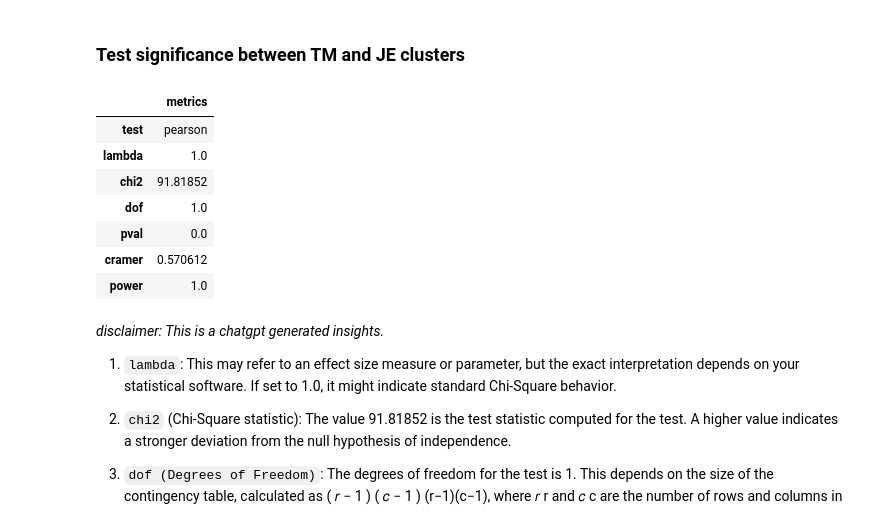
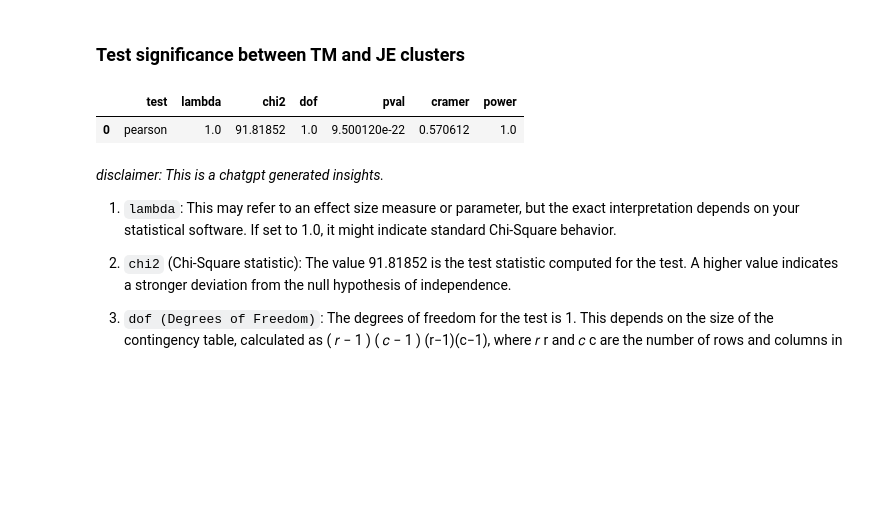
Before and after one commit to pjcroxas/Talent-Retention-in-Railway-Workforce, a Jupyter notebook: Talent_Retention_in_Railway_Workforce.ipynb, the cells around one changed output. Cells and saved outputs as stored; diff of their text form; code cells hidden in the pictures; blank space fills up the shorter version.

```diff
--- a/Talent_Retention_in_Railway_Workforce.ipynb
+++ b/Talent_Retention_in_Railway_Workforce.ipynb
@@ -531,19 +525,13 @@ new_ret_df["JE_clstr"] = JE_clstr
 # %%
 # chi-square test of independence between JE_cat and kmeans_grp using pingouin
 # signifance or alpha = 0.05
 import pingouin as pg
 exp, obs, stats = pg.chi2_independence(new_ret_df, x='JE_clstr', y='kmeans_grp')
 # print()
-pd.DataFrame(stats[stats['test'] == 'pearson'].T.rename(columns={0:"metrics"}))
+pd.DataFrame(stats[stats['test'] == 'pearson'])
 # %% [output]
-|  | metrics |
-| test | pearson |
-| lambda | 1.0 |
-| chi2 | 91.81852 |
-| dof | 1.0 |
-| pval | 0.0 |
-| cramer | 0.570612 |
-| power | 1.0 |
+|  | test | lambda | chi2 | dof | pval | cramer | power |
+| 0 | pearson | 1.0 | 91.81852 | 1.0 | 9.500120e-22 | 0.570612 | 1.0 |
 # %% [markdown]
 *disclaimer: This is a chatgpt generated insights.*
 
```
Also changed, not shown: parts of 50 cells of this notebook.
